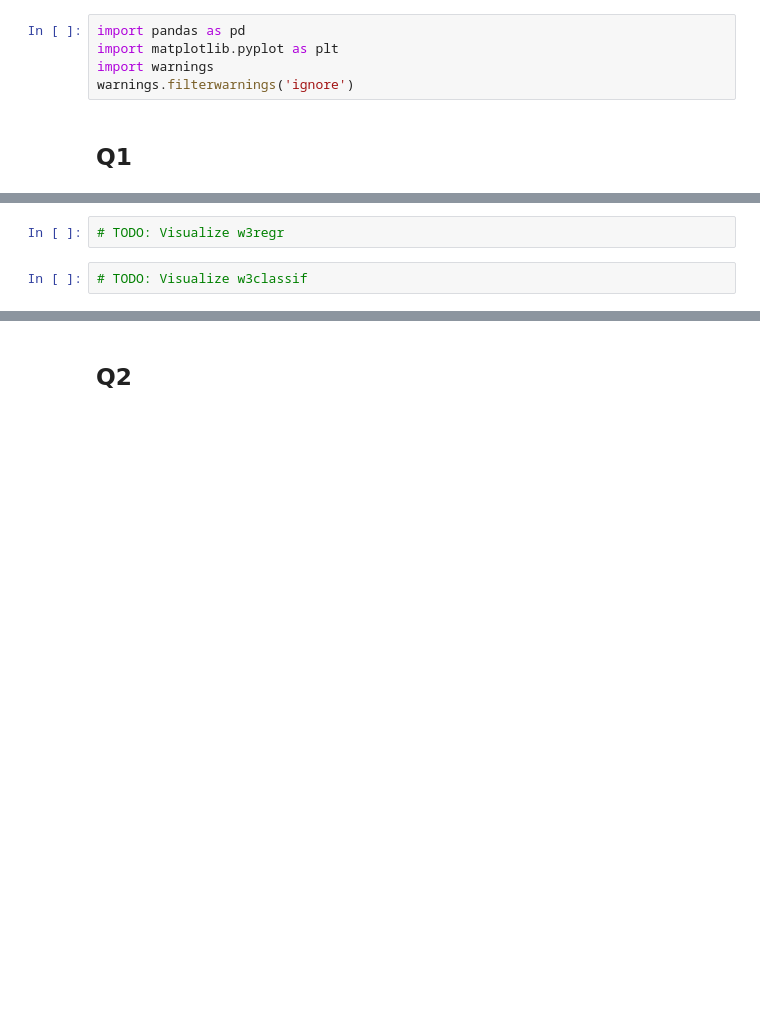
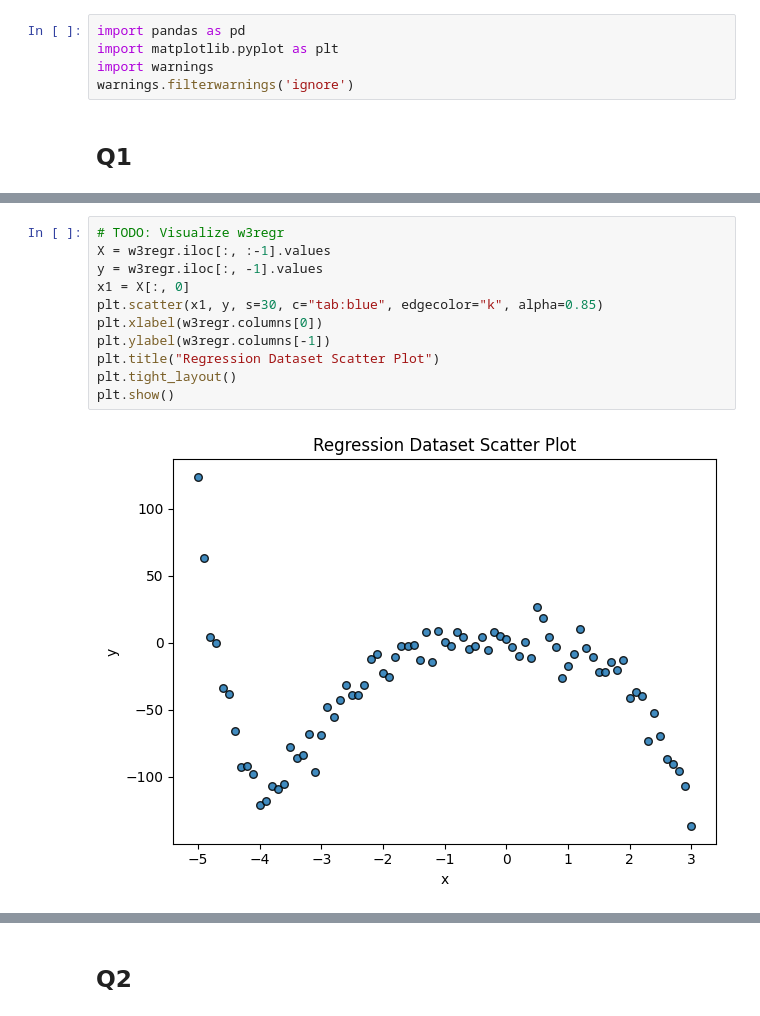
Before and after one commit to vrecla/comp7703-pracs-nb, a Jupyter notebook: PracW2.ipynb, the cells around one changed output, grey strips where cells are left out. Drawn from its saved outputs; the diff is of its cells as text; blank space fills up the shorter version.

```diff
--- a/PracW2.ipynb
+++ b/PracW2.ipynb
@@ -24,4 +22,13 @@ FileNotFoundError: [Errno 2] No such file or directory: './w3regr.csv'
-# %%
-# TODO: Visualize w3regr
-# %%
-# TODO: Visualize w3classif
+# %%
+# TODO: Visualize w3regr
+X = w3regr.iloc[:, :-1].values
+y = w3regr.iloc[:, -1].values
+x1 = X[:, 0]
+plt.scatter(x1, y, s=30, c="tab:blue", edgecolor="k", alpha=0.85)
+plt.xlabel(w3regr.columns[0])
+plt.ylabel(w3regr.columns[-1])
+plt.title("Regression Dataset Scatter Plot")
+plt.tight_layout()
+plt.show()
+# %% [output]
+[figure, added]
```
Also changed, not shown: parts of 12 cells of this notebook.
